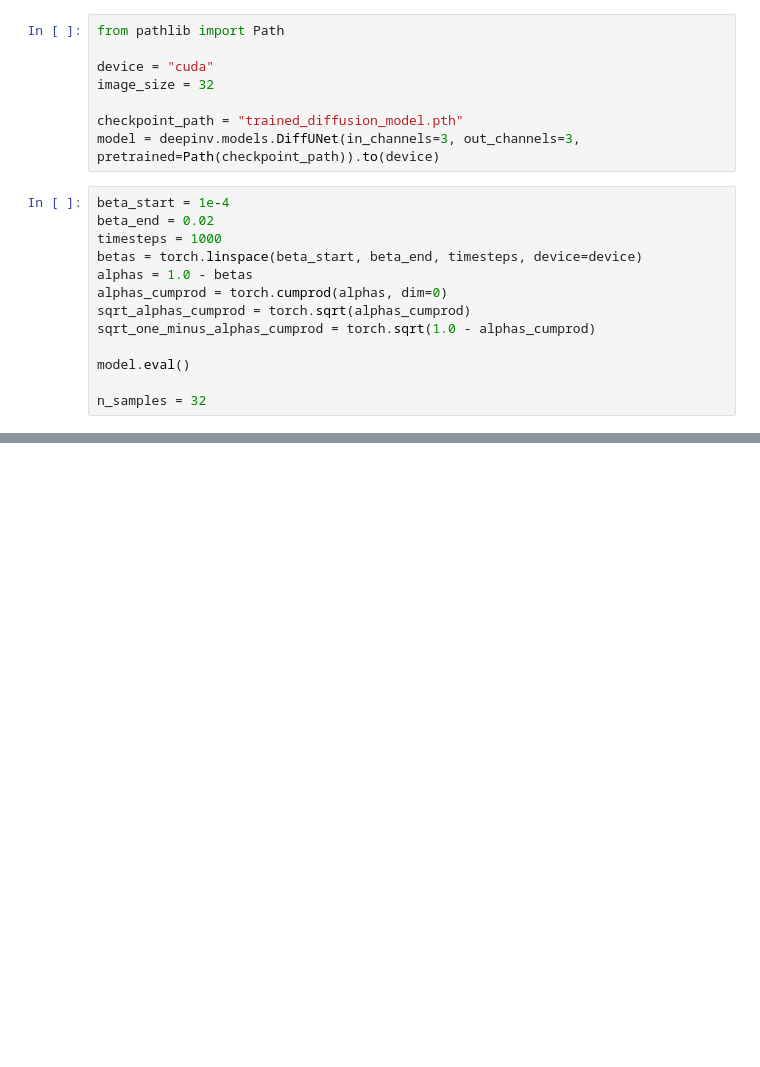
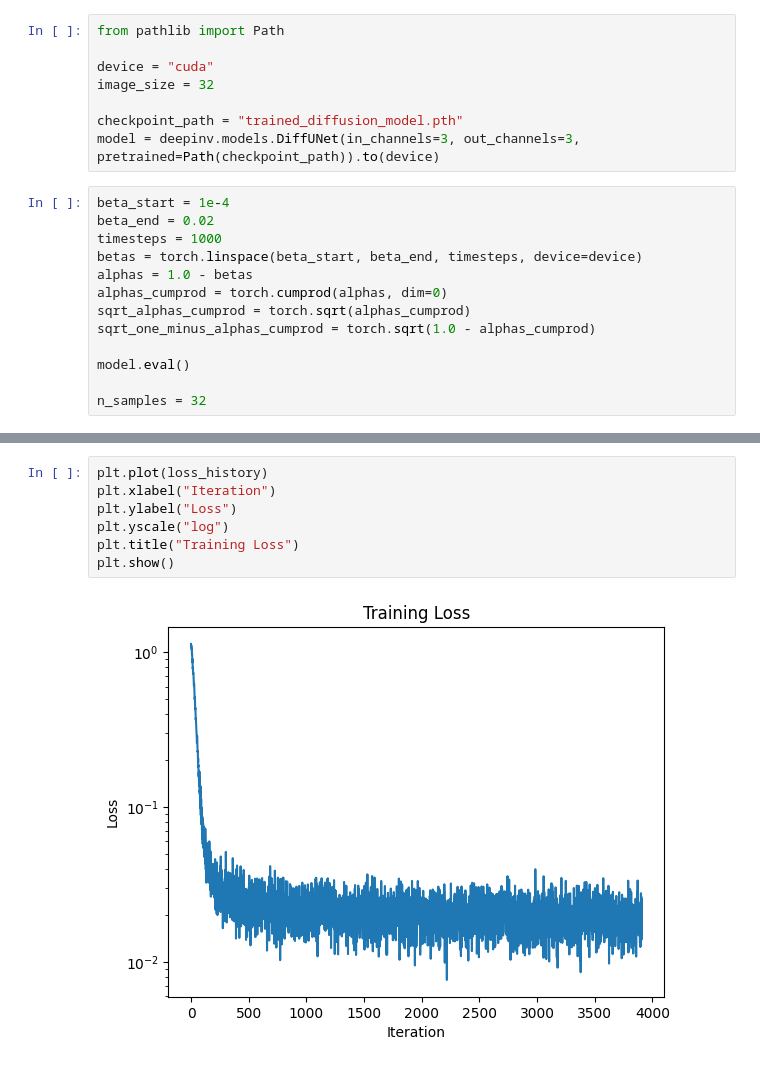
Before and after one commit to KeuleUngaBunga/WP_DIFF_KI, a Jupyter notebook: Diff_02_DDPM.ipynb, the cells around one changed output, grey strips where cells are left out. Cells and saved outputs as stored; diff of their text form; blank space fills up the shorter version.

```diff
--- a/Diff_02_DDPM.ipynb
+++ b/Diff_02_DDPM.ipynb
@@ -204,0 +321,9 @@ plt.show()
+# %%
+plt.plot(loss_history)
+plt.xlabel("Iteration")
+plt.ylabel("Loss")
+plt.yscale("log")
+plt.title("Training Loss")
+plt.show()
+# %% [output]
+[figure, added]
```
Also changed, not shown: parts of 19 cells of this notebook, 1 other file.
